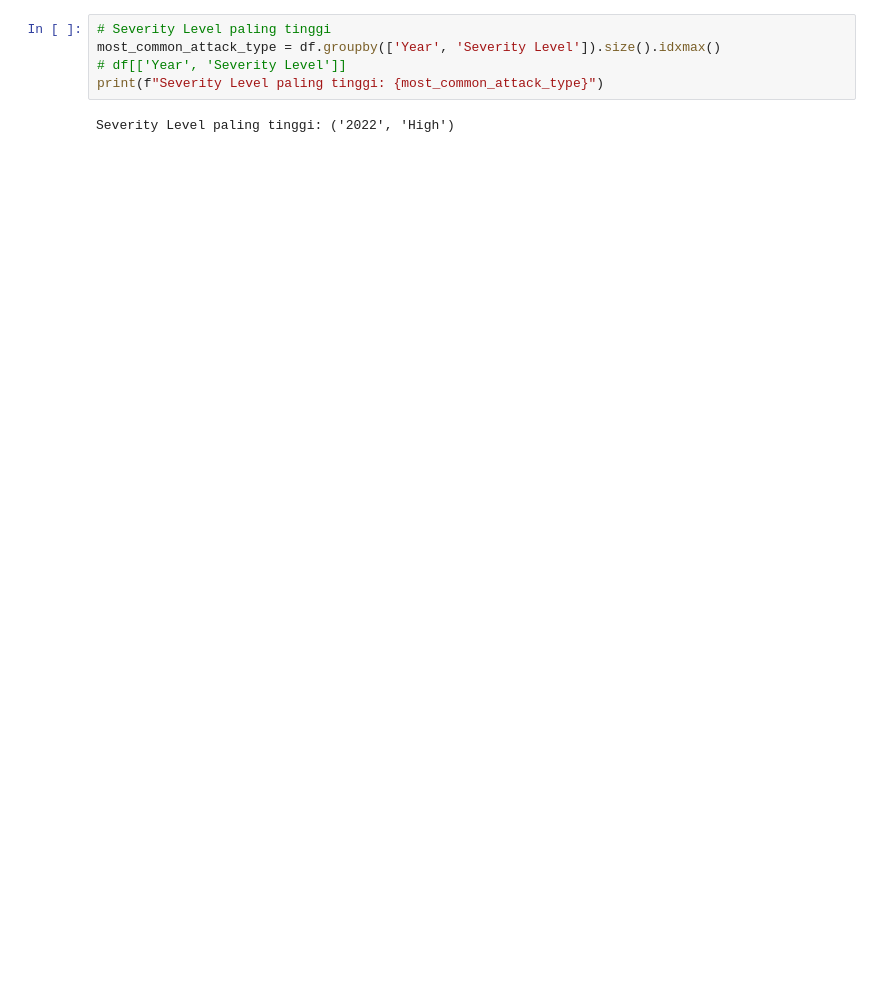
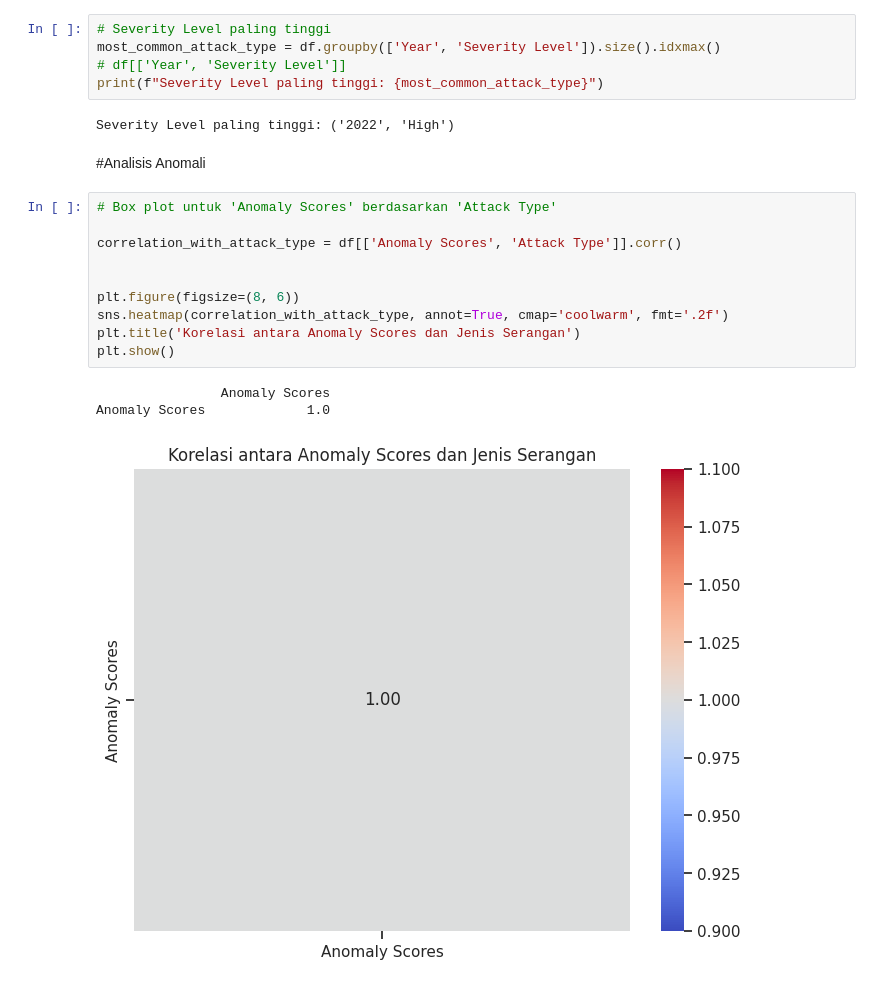
Before and after one commit to Rafli-ri/Analisis-Anomali, a Jupyter notebook: Analisis_keamanan_cyber.ipynb, the cells around one changed output. Cells and saved outputs as stored; diff of their text form; blank space fills up the shorter version.

```diff
--- a/Analisis_keamanan_cyber.ipynb
+++ b/Analisis_keamanan_cyber.ipynb
@@ -305,4 +325,20 @@ most_common_attack_type = df.groupby(['Year', 'Severity Level']).size().idxmax()
 print(f"Severity Level paling tinggi: {most_common_attack_type}")
 # %% [output]
 Severity Level paling tinggi: ('2022', 'High')
+# %% [markdown]
+#Analisis Anomali
+# %%
+# Box plot untuk 'Anomaly Scores' berdasarkan 'Attack Type'
+
+correlation_with_attack_type = df[['Anomaly Scores', 'Attack Type']].corr()
+
+
+plt.figure(figsize=(8, 6))
+sns.heatmap(correlation_with_attack_type, annot=True, cmap='coolwarm', fmt='.2f')
+plt.title('Korelasi antara Anomaly Scores dan Jenis Serangan')
+plt.show()
+# %% [output]
+                Anomaly Scores
+Anomaly Scores             1.0
+[figure, added]
 # %%
```
Also changed, not shown: parts of 12 cells of this notebook.
